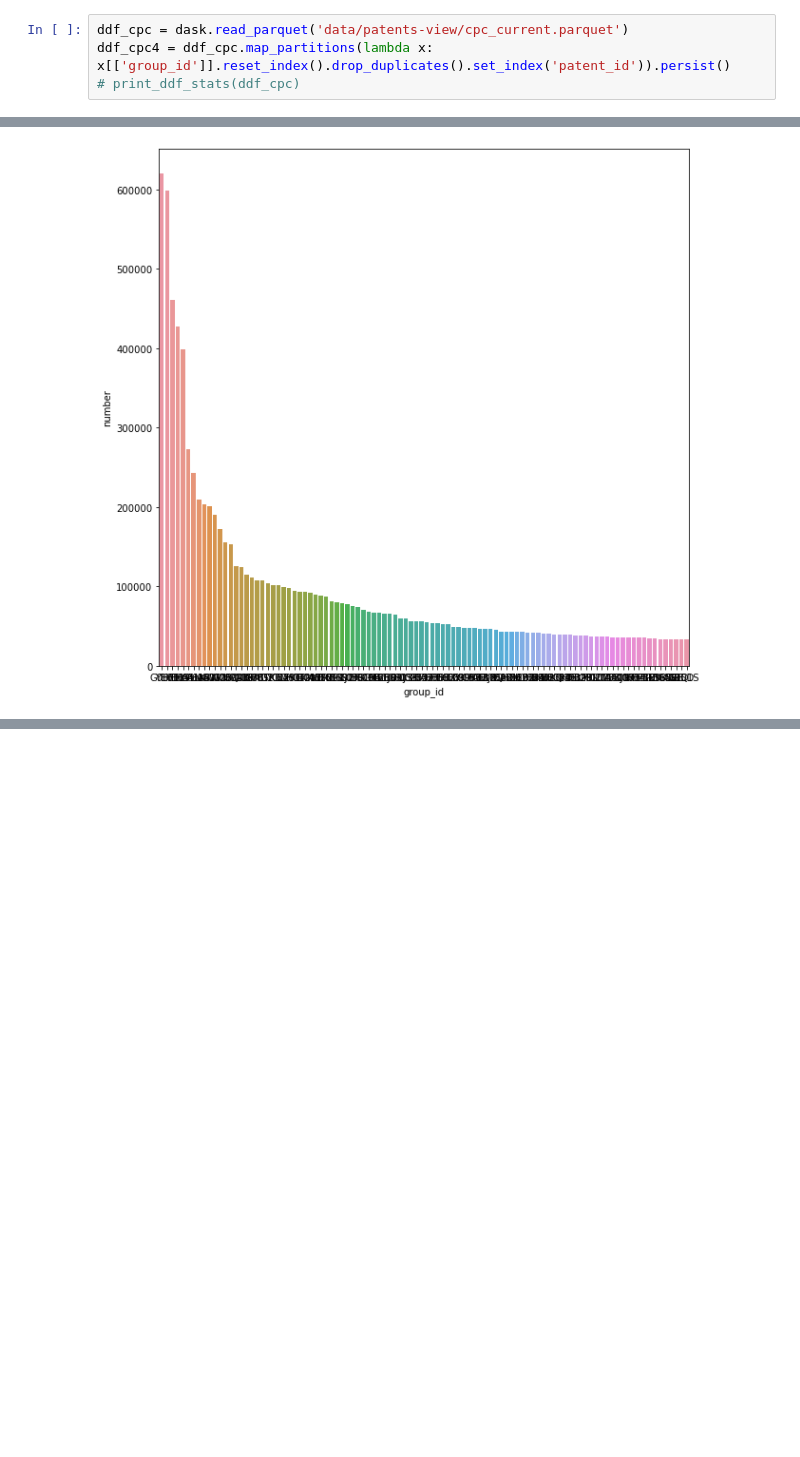
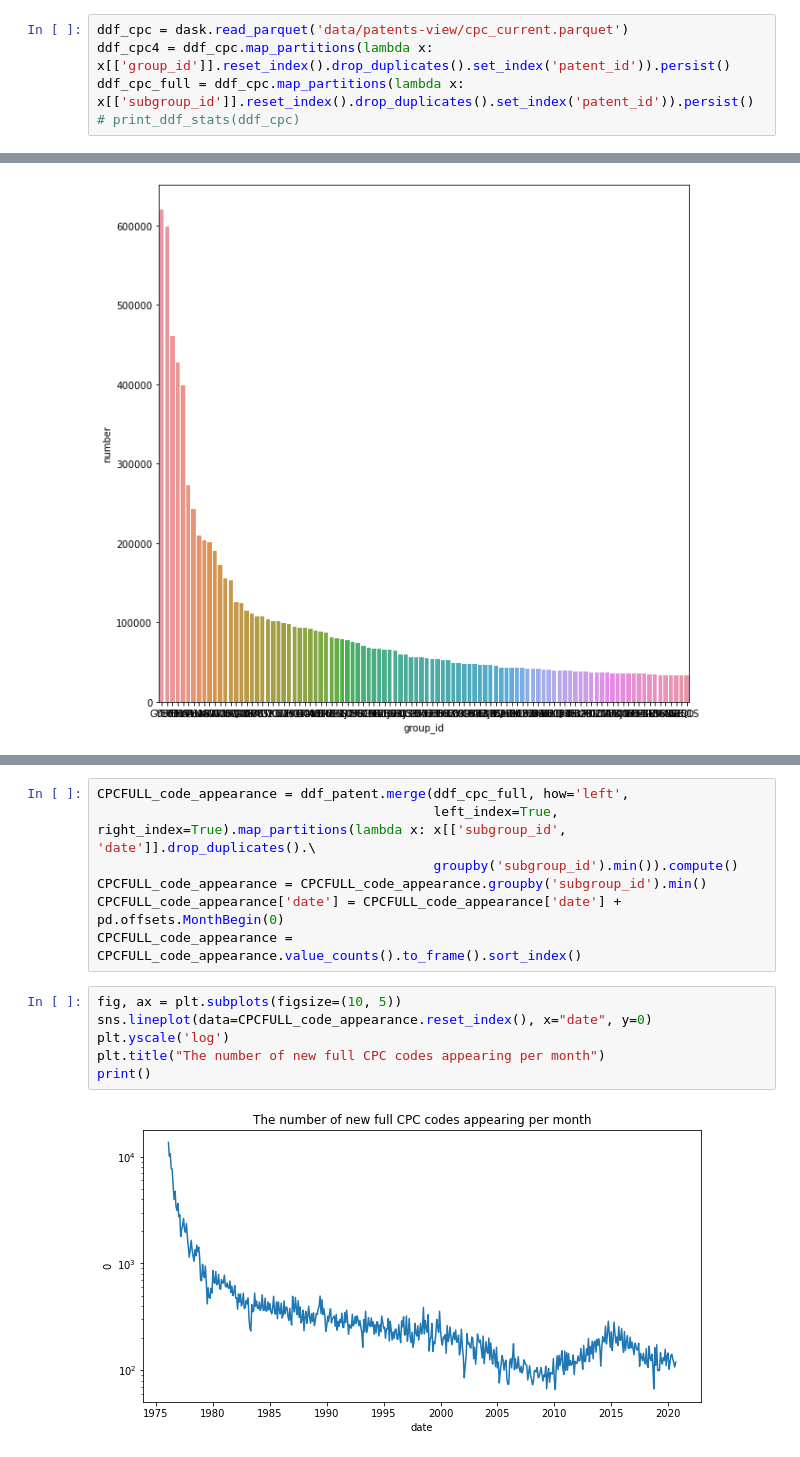
Before and after one commit to boreshkinai/patent-analysis, a Jupyter notebook: PatentsEDA.ipynb, the cells around one changed output, grey strips where cells are left out. Saved outputs shown, nothing was run; the diff lists cells and outputs as text; blank space fills up the shorter version.

```diff
--- a/PatentsEDA.ipynb
+++ b/PatentsEDA.ipynb
@@ -63,6 +65,7 @@ ddf_location = dask.read_parquet('data/patents-view/location.parquet')
 # %%
 ddf_cpc = dask.read_parquet('data/patents-view/cpc_current.parquet')
 ddf_cpc4 = ddf_cpc.map_partitions(lambda x: x[['group_id']].reset_index().drop_duplicates().set_index('patent_id')).persist()
+ddf_cpc_full = ddf_cpc.map_partitions(lambda x: x[['subgroup_id']].reset_index().drop_duplicates().set_index('patent_id')).persist()
 # print_ddf_stats(ddf_cpc)
 # %%
 ddf = ddf_patent.merge(ddf_patent_inventor, how='left', left_index=True, right_index=True)
@@ -362,0 +398,15 @@ sns.barplot(x='group_id', y='number',
+# %%
+CPCFULL_code_appearance = ddf_patent.merge(ddf_cpc_full, how='left',
+                                           left_index=True, right_index=True).map_partitions(lambda x: x[['subgroup_id', 'date']].drop_duplicates().\
+                                           groupby('subgroup_id').min()).compute()
+CPCFULL_code_appearance = CPCFULL_code_appearance.groupby('subgroup_id').min()
+CPCFULL_code_appearance['date'] = CPCFULL_code_appearance['date'] +  pd.offsets.MonthBegin(0)
+CPCFULL_code_appearance = CPCFULL_code_appearance.value_counts().to_frame().sort_index()
+# %%
+fig, ax = plt.subplots(figsize=(10, 5))
+sns.lineplot(data=CPCFULL_code_appearance.reset_index(), x="date", y=0)
+plt.yscale('log')
+plt.title("The number of new full CPC codes appearing per month")
+print()
+# %% [output]
+[figure, added]
```
Also changed, not shown: parts of 8 cells of this notebook.
